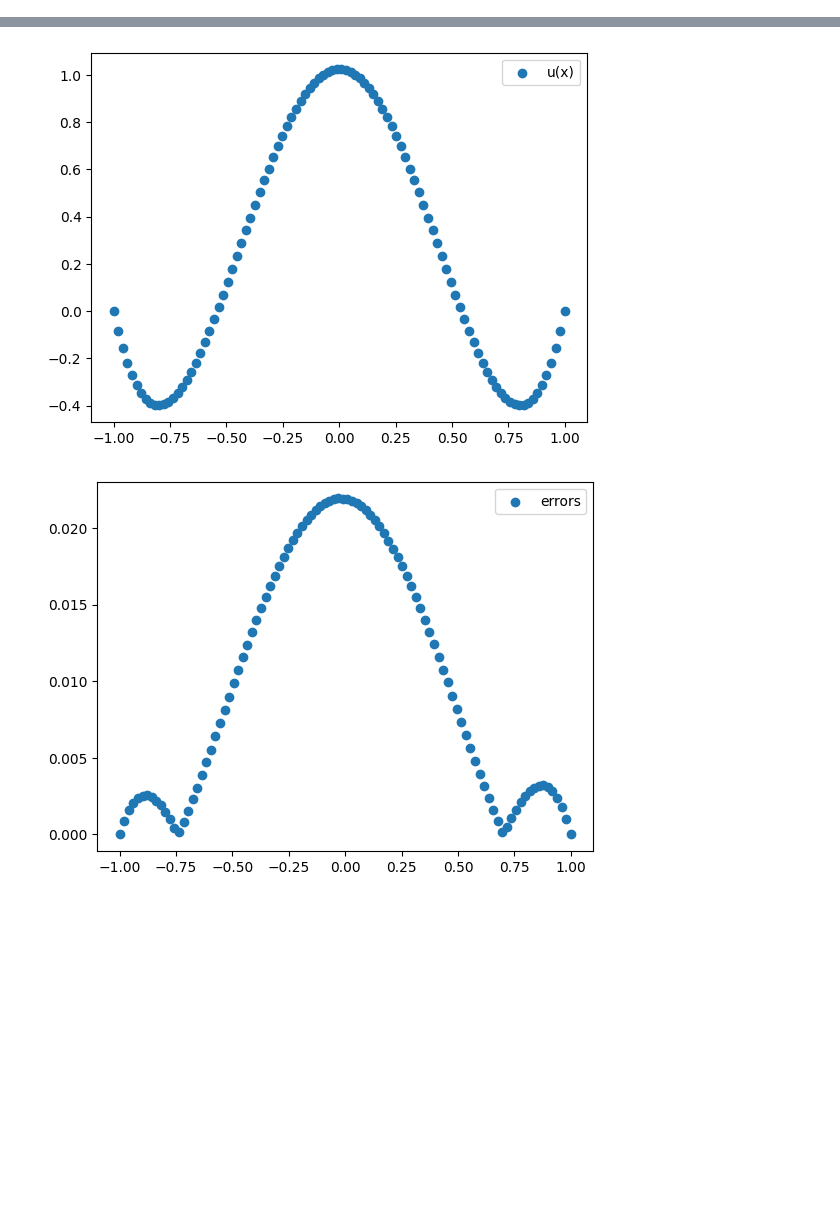
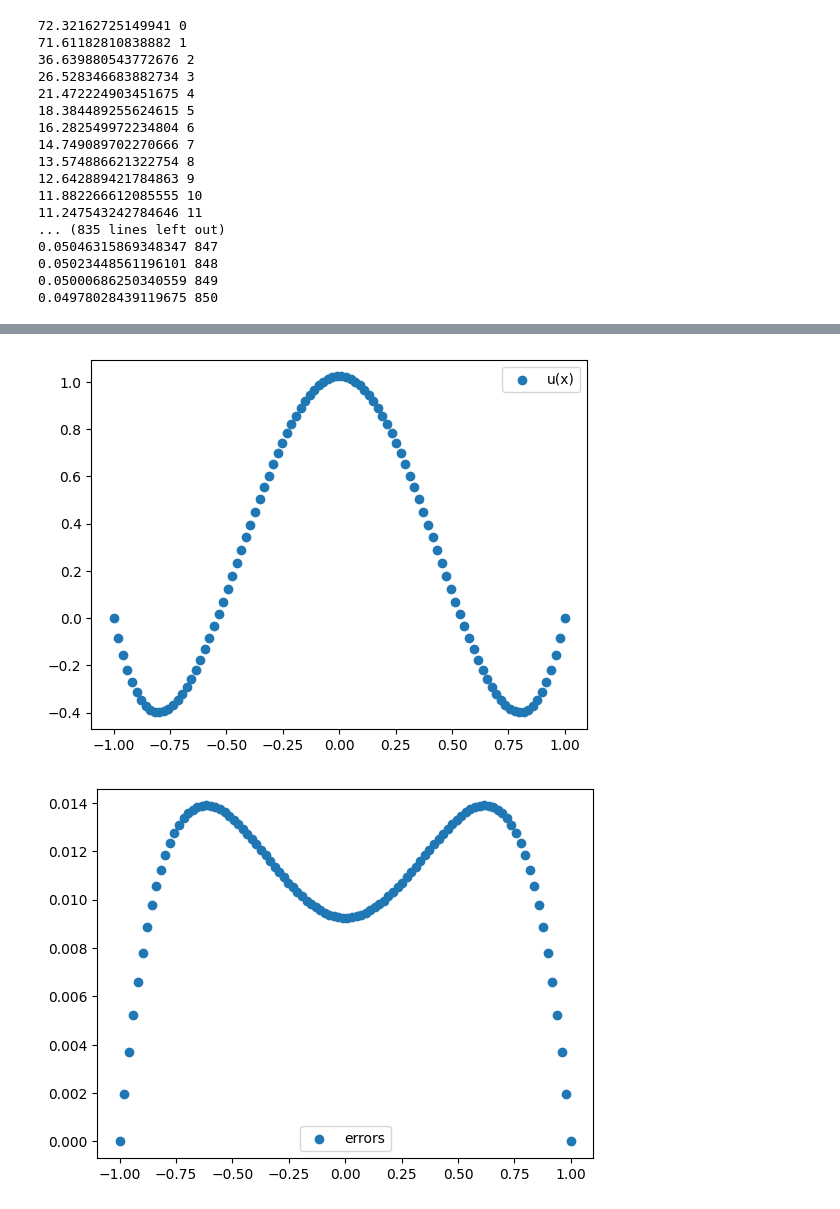
Before and after one commit to zombig816/Numerical-methods, a Jupyter notebook: num_methods 5.ipynb, the cells around one changed output, grey strips where cells are left out. Saved outputs shown, nothing was run; the diff lists cells and outputs as text; code cells hidden in the pictures; blank space fills up the shorter version.

```diff
--- a/num_methods 5.ipynb
+++ b/num_methods 5.ipynb
@@ -53,29 +53,30 @@ def check_res(matr, x, h, f_values,eps, counter):
     A = np.matmul(matr, x)
     for i in range(len(f_values)):
         s += (A[i] - f_values[i]) ** 2
-    #print(((h ** 2) * s) ** 0.5 , counter)
+    print(((h ** 2) * s) ** 0.5 , counter)
     return ((h ** 2) * s) ** 0.5 < eps
 
 
 def jacobi(n, b, A, eps):
     h = (2.0)/n
     x = np.zeros(len(b))
-    xp = np.zeros(len(b))
+    x_pred = np.zeros(len(b))
     x[:] = 1
-    xp[:] = 1
-    x[0] = (np.sin(-1)) ** 2
-    x[n - 1] = (np.sin(1)) ** 2
+    x_pred[:] = 1
+    x[0] = u_x(-1)
+    x[-1] = u_x(1)
+
     counter = 0
     while not check_res(A, x, h, b, eps, counter):
-        counter+=1
-        x[0] = (-1 * xp[1] * A[0][1] + b[0])/A[0][0]
+        counter += 1
+        x[0] = (-1 * x_pred[1] * A[0][1] + b[0])/A[0][0]
 
         for i in range(1, n-1):
-            x[i] = (-1* xp[i-1] * A[i][i-1] - xp[i+1]* A[i][i-1] + b[i])/A[i][i]
+            x[i] = (-1* x_pred[i-1] * A[i][i-1] - x_pred[i+1]* A[i][i-1] + b[i])/A[i][i]
 
-        x[n-1] = (-1* xp[n-2] * A[n-1][n-2] + b[n-1])/A[n-1][n-1]
-        for i in range(n):
-            xp[i] = x[i]
+        x[n-1] = (-1* x_pred[n-2] * A[n-1][n-2] + b[n-1])/A[n-1][n-1]
+
+        x_pred = x.copy()
 
     return x
 
@@ -104,8 +105,8 @@ b[n - 1] = u_x(1.0)
 
 ux = u_x(arr)
 
-#y = jacobi(n, b, A, 0.05)
-y = relax(n, A, b, 0.7, 0.05)
+y = jacobi(n, b, A, 0.05)
+#y = relax(n, A, b, 0.7, 0.05)
 
 fig, ax = plt.subplots()
 ax.scatter(arr, y, label='y(x)')
@@ -119,3 +120,20 @@ plt.legend()
 
 plt.show()
 # %% [output]
+72.32162725149941 0
+71.61182810838882 1
+36.639880543772676 2
+26.528346683882734 3
+21.472224903451675 4
+18.384489255624615 5
+16.282549972234804 6
+14.749089702270666 7
+13.574886621322754 8
+12.642889421784863 9
+11.882266612085555 10
+11.247543242784646 11
+... (835 lines left out)
+0.05046315869348347 847
+0.05023448561196101 848
+0.05000686250340559 849
+0.04978028439119675 850
@@ -123,2 +141,2 @@ plt.show()
 [figure]
-[figure, old version]
+[figure, new version]
```
Also changed, not shown: parts of 1 cell of this notebook.
